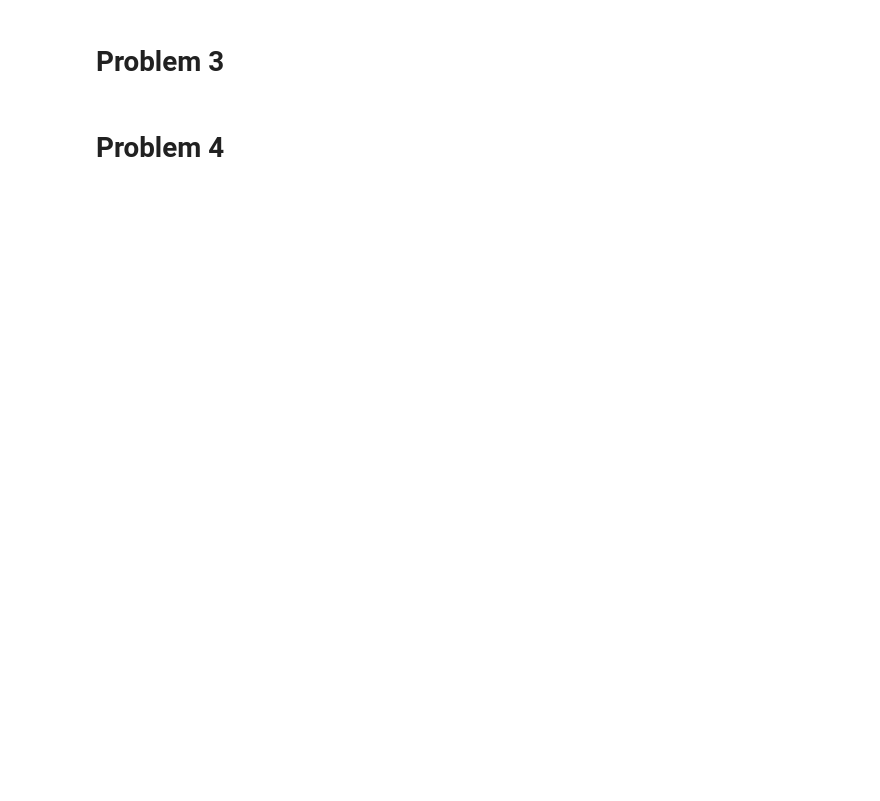
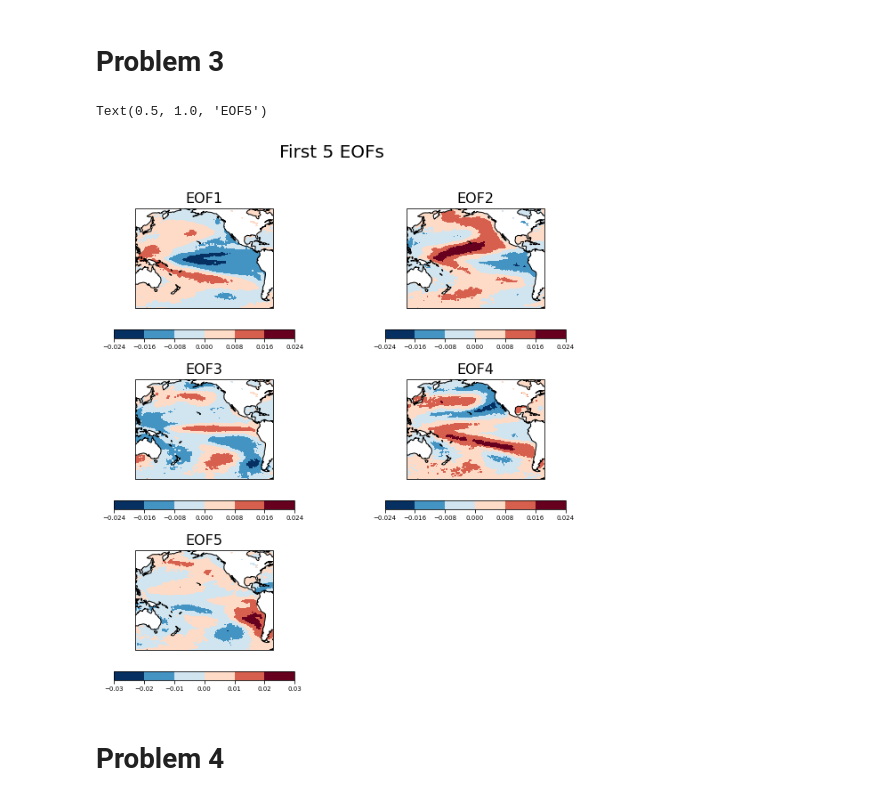
Before and after one commit to atmsillinois/time-series-and-eofs-EWolffWX, a Jupyter notebook: HW4_Final.ipynb, the cells around one changed output. Cells and saved outputs as stored; diff of their text form; code cells hidden in the pictures; blank space fills up the shorter version.

```diff
--- a/HW4_Final.ipynb
+++ b/HW4_Final.ipynb
@@ -112,3 +108,14 @@ standardized_SST = anom_SST/std_SST
+# %%
+# Calculate the standardized anomaly of SSTs for each month by subtracting the
+# mean and dividing by the standard deviation
+mean_SST = ds_SST.groupby("time.month").mean("time")
+std_SST = ds_SST.groupby("time.month").std("time")
+standardized_SST = xr.apply_ufunc(
+    lambda x, m, s: (x - m) / s,
+    ds_SST.groupby("time.month"),
+    mean_SST,
+    std_SST,
+)
 # %%
 # Plot one month of standardized anomalies
 standardized_SST['SSTK'].sel(time='1997-12-01').plot()
@@ -172,7 +196,7 @@ eofs = solver.eofs(neofs=5)
 # Plot the first five eofs as individual maps
 fig = plt.figure(figsize=(10, 10))
 # Add main title
-plt.suptitle('First 5 EOFs', fontsize=16)
+plt.suptitle('First 5 EOFs', fontsize=20)
 # Plot first eof
 ax1 = plt.subplot(3,2,1, projection=ccrs.PlateCarree(central_longitude=190))
 fill1 = eofs[0].plot.contourf(ax=ax1, cmap=plt.cm.RdBu_r,
@@ -195,33 +219,36 @@ ax2.set_title('EOF2', fontsize=16)
 
 # Plot third eof
 ax3 = plt.subplot(3,2,3, projection=ccrs.PlateCarree(central_longitude=190))
 fill3 = eofs[2].plot.contourf(ax=ax3, cmap=plt.cm.RdBu_r,
                              add_colorbar=False, transform=ccrs.PlateCarree())
 ax3.add_feature(cfeature.COASTLINE, color='k', edgecolor='k')
 cb = plt.colorbar(fill3, orientation='horizontal', shrink=0.8)
 #cb.set_label('correlation coefficient', fontsize=12)
 cb.ax.tick_params(labelsize=7)
 ax3.set_title('EOF3', fontsize=16)
 
 # Plot fourth eof
 ax4 = plt.subplot(3,2,4, projection=ccrs.PlateCarree(central_longitude=190))
 fill4 = eofs[3].plot.contourf(ax=ax4, cmap=plt.cm.RdBu_r,
                              add_colorbar=False, transform=ccrs.PlateCarree())
 ax4.add_feature(cfeature.COASTLINE, color='k', edgecolor='k')
 cb = plt.colorbar(fill4, orientation='horizontal', shrink=0.8)
 #cb.set_label('correlation coefficient', fontsize=12)
 cb.ax.tick_params(labelsize=7)
 ax4.set_title('EOF4', fontsize=16)
 
 # Plot fifth eof
 ax5 = plt.subplot(3,2,5, projection=ccrs.PlateCarree(central_longitude=190))
 fill5 = eofs[4].plot.contourf(ax=ax5, cmap=plt.cm.RdBu_r,
                              add_colorbar=False, transform=ccrs.PlateCarree())
 ax5.add_feature(cfeature.COASTLINE, color='k', edgecolor='k')
 cb = plt.colorbar(fill5, orientation='horizontal', shrink=0.8)
 #cb.set_label('correlation coefficient', fontsize=12)
 cb.ax.tick_params(labelsize=7)
 ax5.set_title('EOF5', fontsize=16)
+# %% [output]
+Text(0.5, 1.0, 'EOF5')
+[figure, added]
 # %% [markdown]
 # Problem 4
 # %%
```
Also changed, not shown: parts of 16 cells of this notebook.
